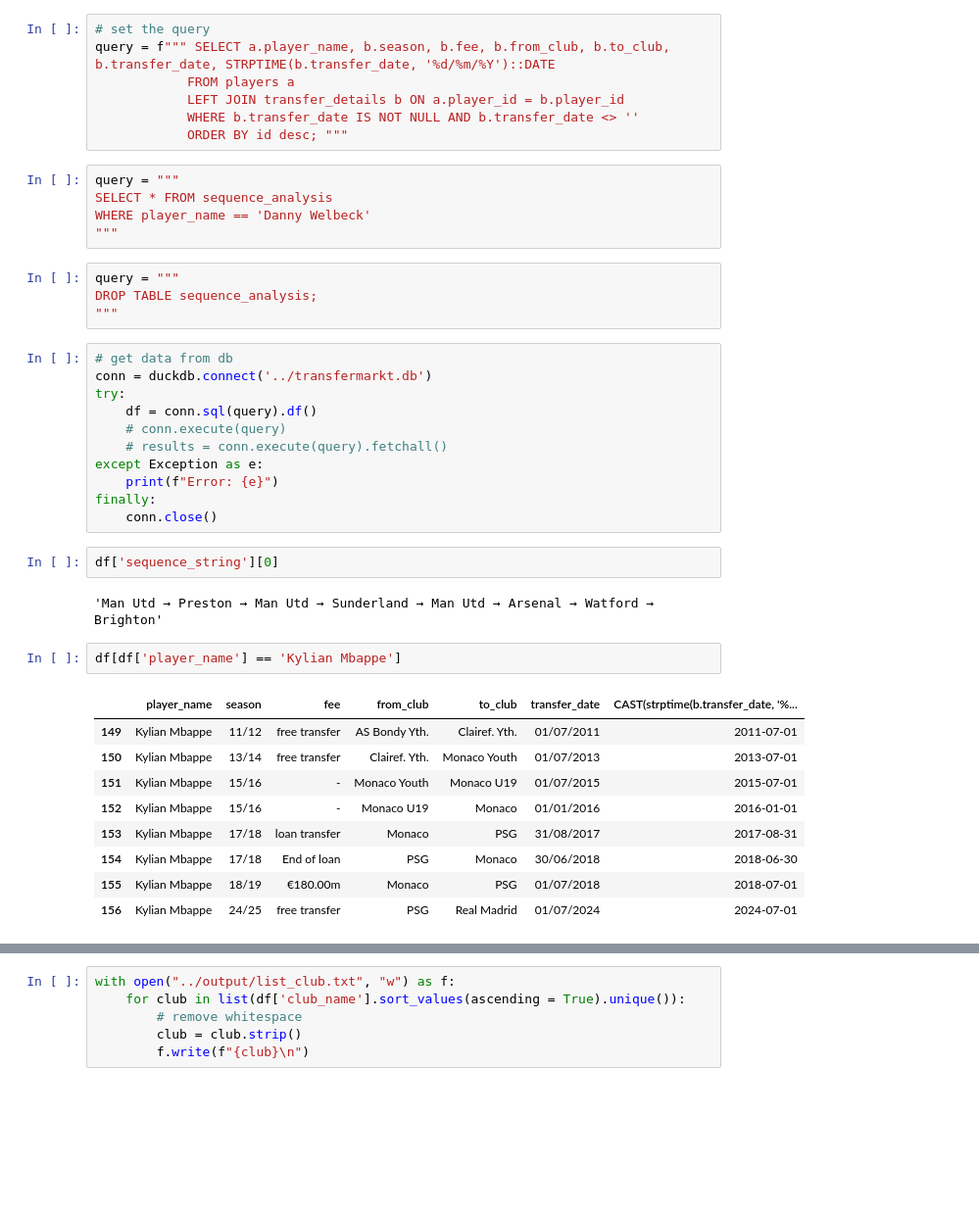
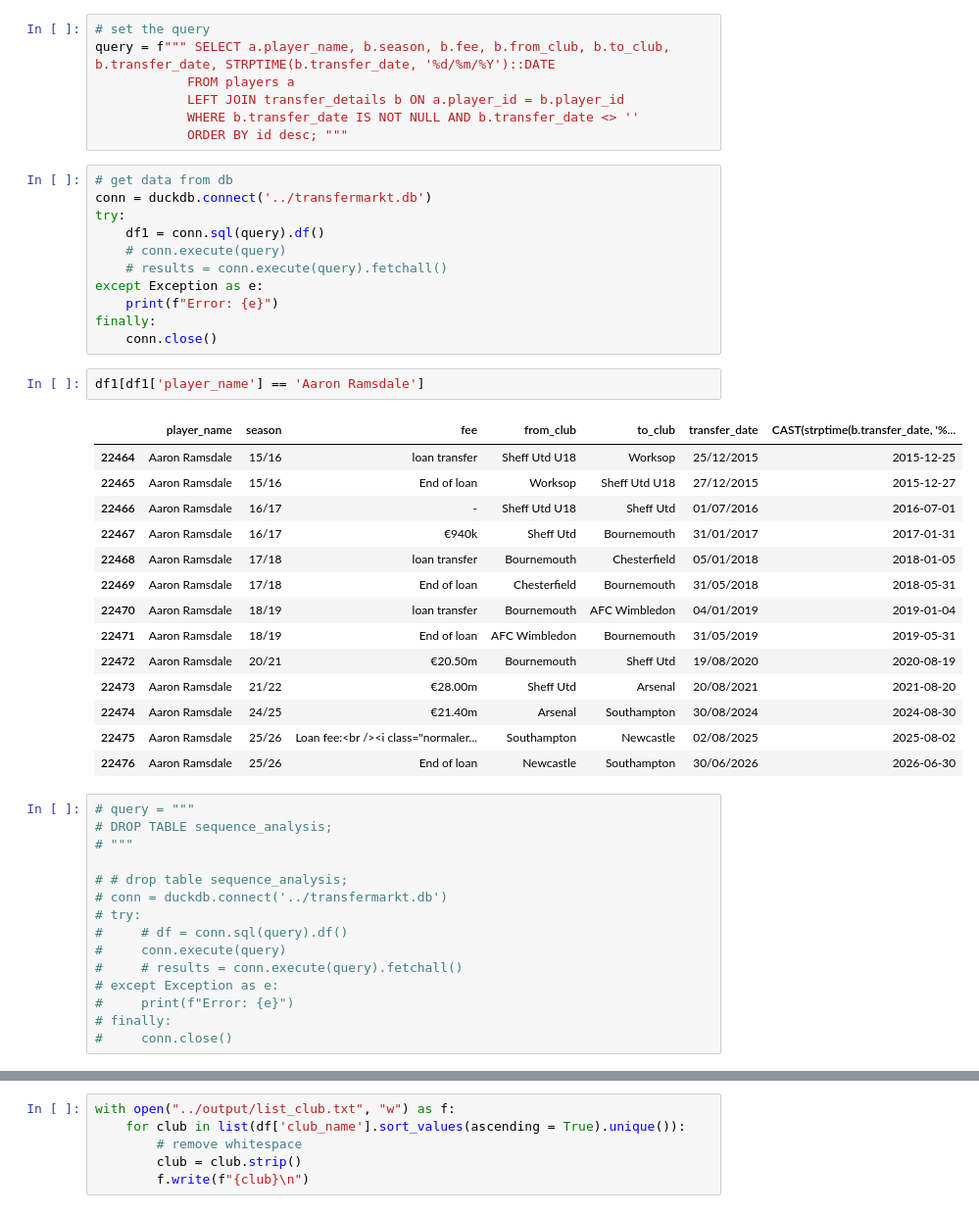
Before and after one commit to davidsirait/guess_the_player, a Jupyter notebook: notebook/scrapper.ipynb, the cells around one changed output, grey strips where cells are left out. Shown: that part at 98% size. Drawn from its saved outputs; the diff is of its cells as text; blank space fills up the shorter version.

```diff
--- a/notebook/scrapper.ipynb
+++ b/notebook/scrapper.ipynb
@@ -7,39 +7,46 @@ query = f""" SELECT a.player_name, b.season, b.fee, b.from_club, b.to_club, b.tr
             LEFT JOIN transfer_details b ON a.player_id = b.player_id
             WHERE b.transfer_date IS NOT NULL AND b.transfer_date <> ''
             ORDER BY id desc; """
-# %%
-query = """
-SELECT * FROM sequence_analysis
-WHERE player_name == 'Danny Welbeck'
-"""
-# %%
-query = """
-DROP TABLE sequence_analysis;
-"""
 # %%
 # get data from db
 conn = duckdb.connect('../transfermarkt.db')
 try:
-    df = conn.sql(query).df()
+    df1 = conn.sql(query).df()
     # conn.execute(query)
     # results = conn.execute(query).fetchall()
 except Exception as e:
     print(f"Error: {e}")
 finally:
     conn.close()
-# %%
-df['sequence_string'][0]
-# %% [output]
-'Man Utd → Preston → Man Utd → Sunderland → Man Utd → Arsenal → Watford → Brighton'
 # %%
-df[df['player_name'] == 'Kylian Mbappe']
+df1[df1['player_name'] == 'Aaron Ramsdale']
 # %% [output]
 |  | player_name | season | fee | from_club | to_club | transfer_date | CAST(strptime(b.transfer_date, '%... |
-| 149 | Kylian Mbappe | 11/12 | free transfer | AS Bondy Yth. | Clairef. Yth. | 01/07/2011 | 2011-07-01 |
-| 150 | Kylian Mbappe | 13/14 | free transfer | Clairef. Yth. | Monaco Youth | 01/07/2013 | 2013-07-01 |
-| 151 | Kylian Mbappe | 15/16 | - | Monaco Youth | Monaco U19 | 01/07/2015 | 2015-07-01 |
-| 152 | Kylian Mbappe | 15/16 | - | Monaco U19 | Monaco | 01/01/2016 | 2016-01-01 |
-| 153 | Kylian Mbappe | 17/18 | loan transfer | Monaco | PSG | 31/08/2017 | 2017-08-31 |
-| 154 | Kylian Mbappe | 17/18 | End of loan | PSG | Monaco | 30/06/2018 | 2018-06-30 |
-| 155 | Kylian Mbappe | 18/19 | €180.00m | Monaco | PSG | 01/07/2018 | 2018-07-01 |
-| 156 | Kylian Mbappe | 24/25 | free transfer | PSG | Real Madrid | 01/07/2024 | 2024-07-01 |
+| 22464 | Aaron Ramsdale | 15/16 | loan transfer | Sheff Utd U18 | Worksop | 25/12/2015 | 2015-12-25 |
+| 22465 | Aaron Ramsdale | 15/16 | End of loan | Worksop | Sheff Utd U18 | 27/12/2015 | 2015-12-27 |
+| 22466 | Aaron Ramsdale | 16/17 | - | Sheff Utd U18 | Sheff Utd | 01/07/2016 | 2016-07-01 |
+| 22467 | Aaron Ramsdale | 16/17 | €940k | Sheff Utd | Bournemouth | 31/01/2017 | 2017-01-31 |
+| 22468 | Aaron Ramsdale | 17/18 | loan transfer | Bournemouth | Chesterfield | 05/01/2018 | 2018-01-05 |
+| 22469 | Aaron Ramsdale | 17/18 | End of loan | Chesterfield | Bournemouth | 31/05/2018 | 2018-05-31 |
+| 22470 | Aaron Ramsdale | 18/19 | loan transfer | Bournemouth | AFC Wimbledon | 04/01/2019 | 2019-01-04 |
+| 22471 | Aaron Ramsdale | 18/19 | End of loan | AFC Wimbledon | Bournemouth | 31/05/2019 | 2019-05-31 |
+| 22472 | Aaron Ramsdale | 20/21 | €20.50m | Bournemouth | Sheff Utd | 19/08/2020 | 2020-08-19 |
+| 22473 | Aaron Ramsdale | 21/22 | €28.00m | Sheff Utd | Arsenal | 20/08/2021 | 2021-08-20 |
+| 22474 | Aaron Ramsdale | 24/25 | €21.40m | Arsenal | Southampton | 30/08/2024 | 2024-08-30 |
+| 22475 | Aaron Ramsdale | 25/26 | Loan fee:<br /><i class="normaler... | Southampton | Newcastle | 02/08/2025 | 2025-08-02 |
+| 22476 | Aaron Ramsdale | 25/26 | End of loan | Newcastle | Southampton | 30/06/2026 | 2026-06-30 |
+# %%
+# query = """
+# DROP TABLE sequence_analysis;
+# """
+
+# # drop table sequence_analysis;
+# conn = duckdb.connect('../transfermarkt.db')
+# try:
+#     # df = conn.sql(query).df()
+#     conn.execute(query)
+#     # results = conn.execute(query).fetchall()
+# except Exception as e:
+#     print(f"Error: {e}")
+# finally:
+#     conn.close()
```
Also changed, not shown: parts of 4 cells of this notebook, 1 other file.
